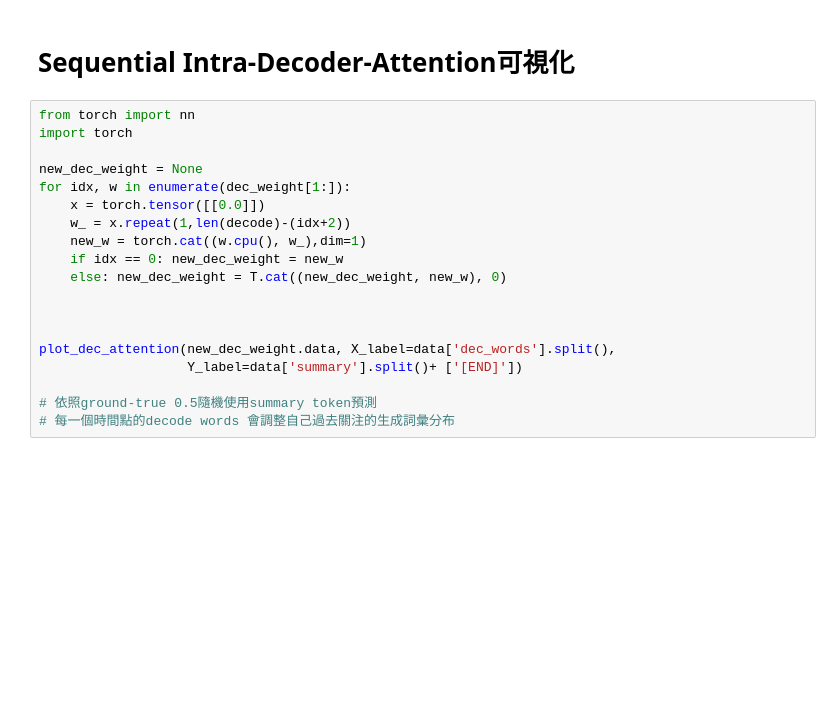
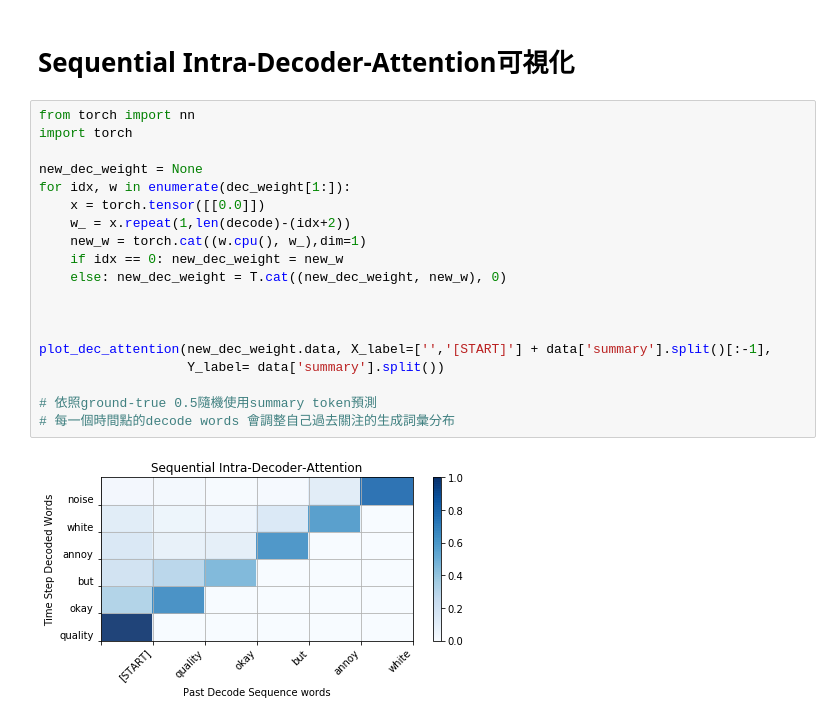
Before and after one commit to Leyan529/Master-Summarizer, a Jupyter notebook: Summarize_parallel/Atten_view/Multi-Head(Encoder) + Intra-Decoder-Attention可視化.ipynb, the cells around one changed output. Drawn from its saved outputs; the diff is of its cells as text; blank space fills up the shorter version.

```diff
--- a/Summarize_parallel/Atten_view/Multi-Head(Encoder) + Intra-Decoder-Attention可視化.ipynb
+++ b/Summarize_parallel/Atten_view/Multi-Head(Encoder) + Intra-Decoder-Attention可視化.ipynb
@@ -275,19 +287,21 @@ dec_weight[1:]
 # %%
 from torch import nn
 import torch
 
 new_dec_weight = None
 for idx, w in enumerate(dec_weight[1:]):
     x = torch.tensor([[0.0]])
     w_ = x.repeat(1,len(decode)-(idx+2))
     new_w = torch.cat((w.cpu(), w_),dim=1)
     if idx == 0: new_dec_weight = new_w
     else: new_dec_weight = T.cat((new_dec_weight, new_w), 0)
 
 
 
-plot_dec_attention(new_dec_weight.data, X_label=data['dec_words'].split(),
-                   Y_label=data['summary'].split()+ ['[END]'])
+plot_dec_attention(new_dec_weight.data, X_label=['','[START]'] + data['summary'].split()[:-1],
+                   Y_label= data['summary'].split())
 
 # 依照ground-true 0.5隨機使用summary token預測
 # 每一個時間點的decode words 會調整自己過去關注的生成詞彙分布
+# %% [output]
+[figure, added]
```
Also changed, not shown: parts of 9 cells of this notebook, 56 other files.
